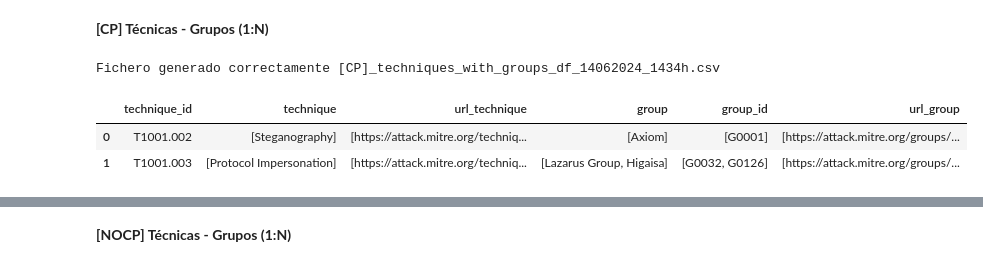
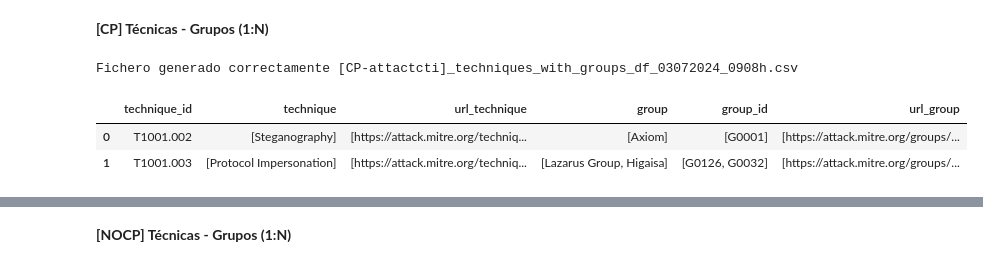
Before and after one commit to cyberauditor-framework/Mitre-Detections-Rules-Framework, a Jupyter notebook: mitre_relationships/[attackcti]_mitre_relationships.ipynb, the cells around one changed output, grey strips where cells are left out. Cells and saved outputs as stored; diff of their text form; code cells hidden in the pictures.

```diff
--- a/mitre_relationships/[attackcti]_mitre_relationships.ipynb
+++ b/mitre_relationships/[attackcti]_mitre_relationships.ipynb
@@ -412,9 +412,9 @@ def find_techniques(texto, techniques_enterprise_list):
 # %%
 def save_df_as_csv(df, name, aux_folder=''):
     now = datetime.datetime.now()
-    if not os.path.exists(os.path.join(os.getcwd(), 'outputs', aux_folder)):
-        os.makedirs(os.path.join(os.getcwd(), 'outputs', aux_folder))
-    file_to_save = os.path.join(os.getcwd(), 'outputs', aux_folder, (name+ '_'+ now.strftime('%d%m%Y_%H%M')+'h.csv'))
+    if not os.path.exists(os.path.join(os.getcwd(), 'outputs', 'attackcti', aux_folder)):
+        os.makedirs(os.path.join(os.getcwd(), 'outputs', 'attackcti', aux_folder))
+    file_to_save = os.path.join(os.getcwd(), 'outputs', 'attackcti', aux_folder, (name+ '_'+ now.strftime('%d%m%Y_%H%M')+'h.csv'))
     df.to_csv(file_to_save, sep=';', encoding='utf8', index=False, quoting=csv.QUOTE_NONNUMERIC)
     print('Fichero generado correctamente '+ name + '_' +now.strftime('%d%m%Y_%H%M')+'h.csv')
 # %%
@@ -456,7 +456,8 @@ def cp_unique_ttp_with_rules(path):
     return filtered_folders
 # %%
 def cp_ttps():
-    ttps_outputs_path = r'C:\Users\jelopez\Documents\CyberProof\python\develop\download_ttps\saved'
+    # ttps_outputs_path = r'C:\Users\jelopez\Documents\CyberProof\python\develop\download_ttps\saved'
+    ttps_outputs_path = r'C:\Users\jelopez\Documents\CyberProof\python\develop\get_rules_and_classify_by_ttp\outputs\enterprise'
     cp_ttp_available = cp_unique_ttp_with_rules(ttps_outputs_path)
     return cp_ttp_available
 # %%
@@ -1093,21 +1116,21 @@ print(f"[MITRE] Filas del df: {mitre_techniques_with_groups_df.shape[0]}. TTP's
 # %%
 # Agregamos las columnas por la columna technique_id
 cp_techniques_with_groups_df = cp_n2n_techniques_groups_df.groupby('technique_id', as_index=False).agg({
     'technique': unique_list,
     'url_technique': unique_list,
     'group':unique_list,
     'group_id':unique_list,
     'url_group':unique_list
     })
 if save_to_file:
-    save_df_as_csv(cp_techniques_with_groups_df, '[CP]_techniques_with_groups_df', 'technique_groups_1N')
+    save_df_as_csv(cp_techniques_with_groups_df, '[CP-attactcti]_techniques_with_groups_df', 'technique_groups_1N')
 
 cp_techniques_with_groups_df.head(2)
 # %% [output]
-Fichero generado correctamente [CP]_techniques_with_groups_df_14062024_1434h.csv
+Fichero generado correctamente [CP-attactcti]_techniques_with_groups_df_03072024_0908h.csv
 |  | technique_id | technique | url_technique | group | group_id | url_group |
 | 0 | T1001.002 | [Steganography] | [https://attack.mitre.org/techniq... | [Axiom] | [G0001] | [https://attack.mitre.org/groups/... |
-| 1 | T1001.003 | [Protocol Impersonation] | [https://attack.mitre.org/techniq... | [Lazarus Group, Higaisa] | [G0032, G0126] | [https://attack.mitre.org/groups/... |
+| 1 | T1001.003 | [Protocol Impersonation] | [https://attack.mitre.org/techniq... | [Lazarus Group, Higaisa] | [G0126, G0032] | [https://attack.mitre.org/groups/... |
 # %%
 print(f"[CP] Filas del df: {cp_techniques_with_groups_df.shape[0]}. TTP's únicas: {cp_techniques_with_groups_df['technique_id'].nunique()}.")
 # %% [output]
```
Also changed, not shown: parts of 68 cells of this notebook.
